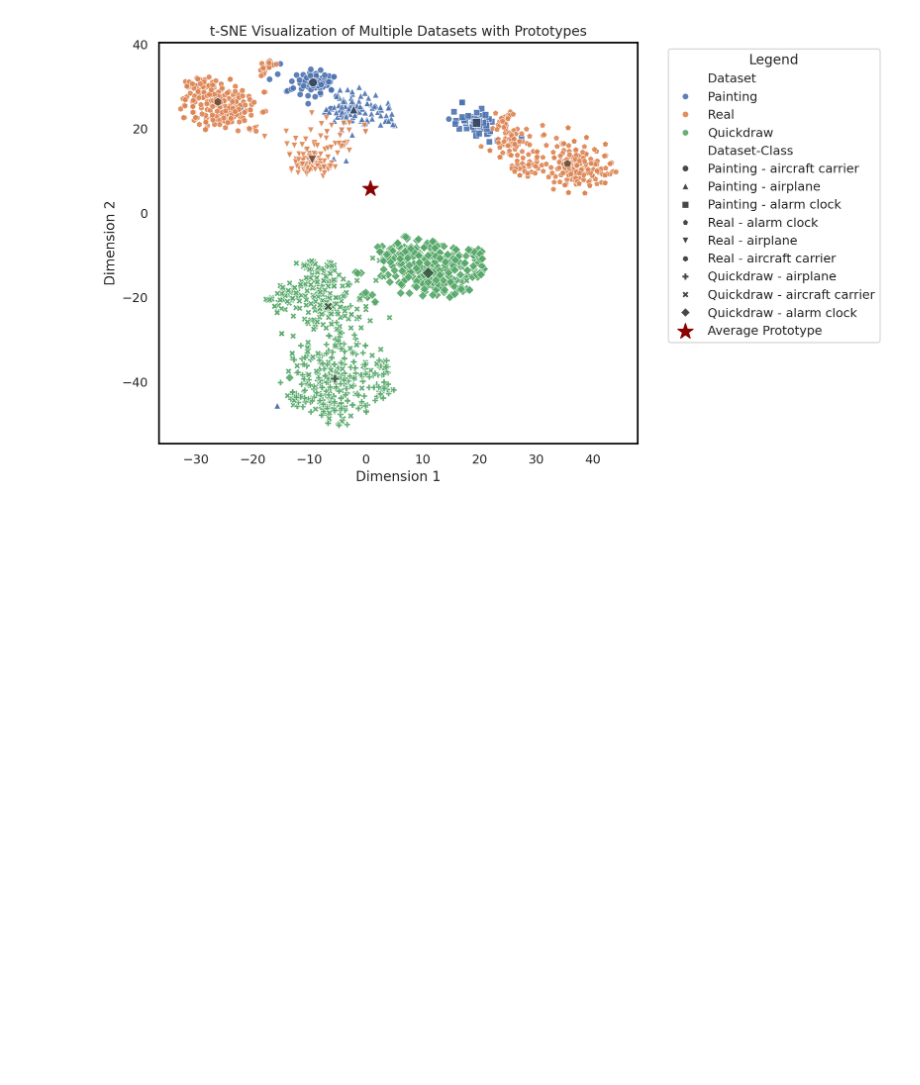
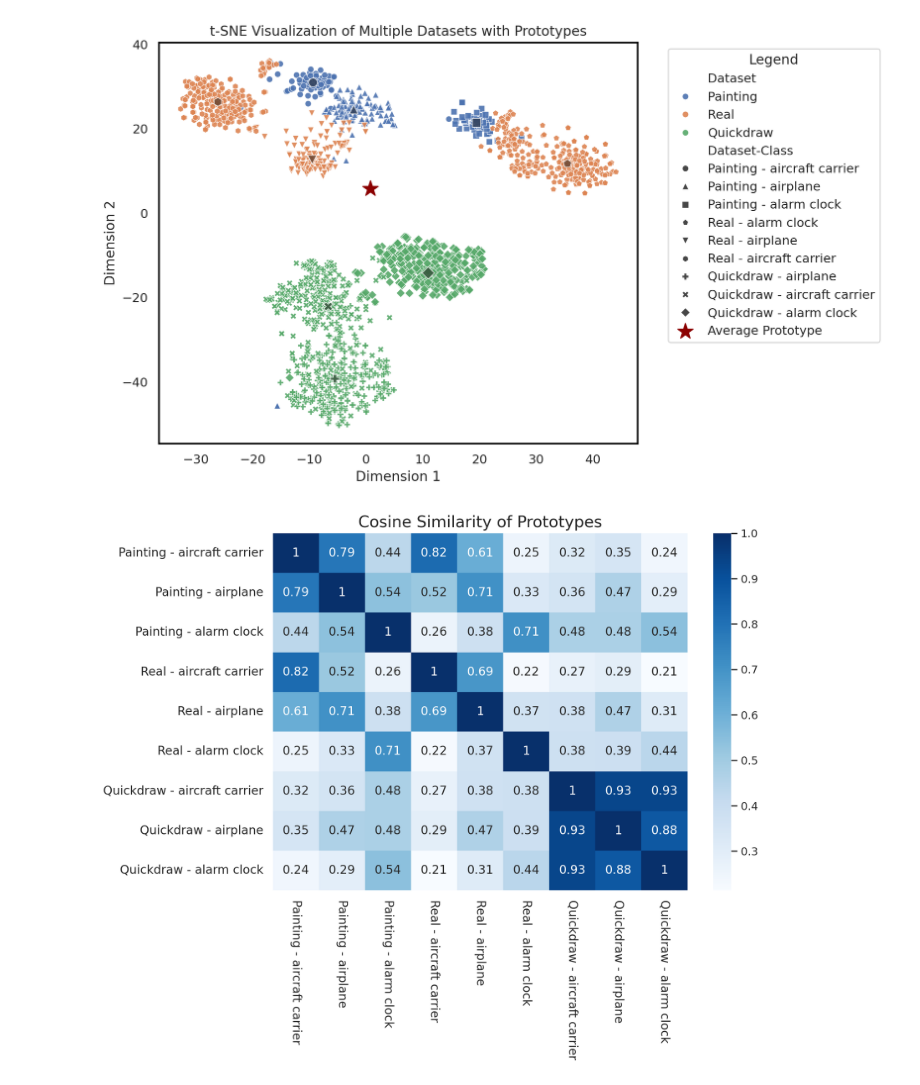
Before and after one commit to ntu-zjy/DomainFL, a Jupyter notebook: core/visualize.ipynb, the cells around one changed output. Cells and saved outputs as stored; diff of their text form; code cells hidden in the pictures; blank space fills up the shorter version.

```diff
--- a/core/visualize.ipynb
+++ b/core/visualize.ipynb
@@ -179,3 +162,26 @@ plt.savefig('t-SNE_visualization_prototypes.pdf')
 plt.show()
 # %% [output]
 [figure]
+# %%
+prototype_dict = {}
+for i in range(3):
+    for j in range(3):
+        domain_label = domains[i] + ' - ' + class_names[j]
+        prototype_dict[domain_label] = prototypes[i*3+j]
+
+# draw heatmap of prototype cosine similarity
+sim_matrix = np.zeros((9, 9))
+for i in range(9):
+    for j in range(9):
+        sim_matrix[i, j] = torch.nn.functional.cosine_similarity(prototypes[i], prototypes[j]).item()
+
+plt.figure(dpi=200, figsize=(10, 8))
+sns.heatmap(sim_matrix, annot=True, cmap='Blues', xticklabels=list(prototype_dict.keys()), yticklabels=list(prototype_dict.keys()))
+plt.title('Cosine Similarity of Prototypes', fontsize=16)
+plt.xticks(rotation=270, fontsize=12)
+plt.yticks(rotation=0, fontsize=12)
+plt.tight_layout()
+plt.savefig('../figures/prototype_similarity.pdf')
+plt.show()
+# %% [output]
+[figure, added]
```
Also changed, not shown: parts of 1 cell of this notebook, 7 other files.
